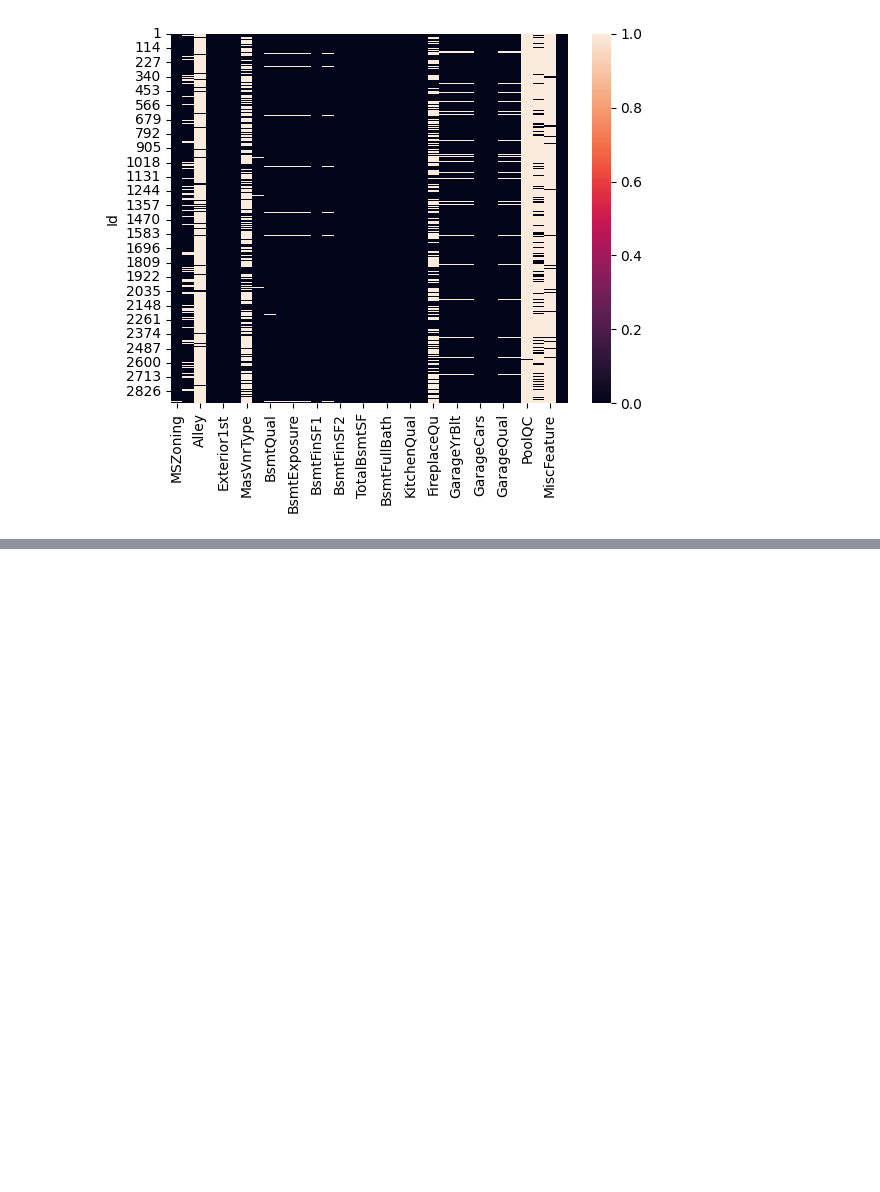
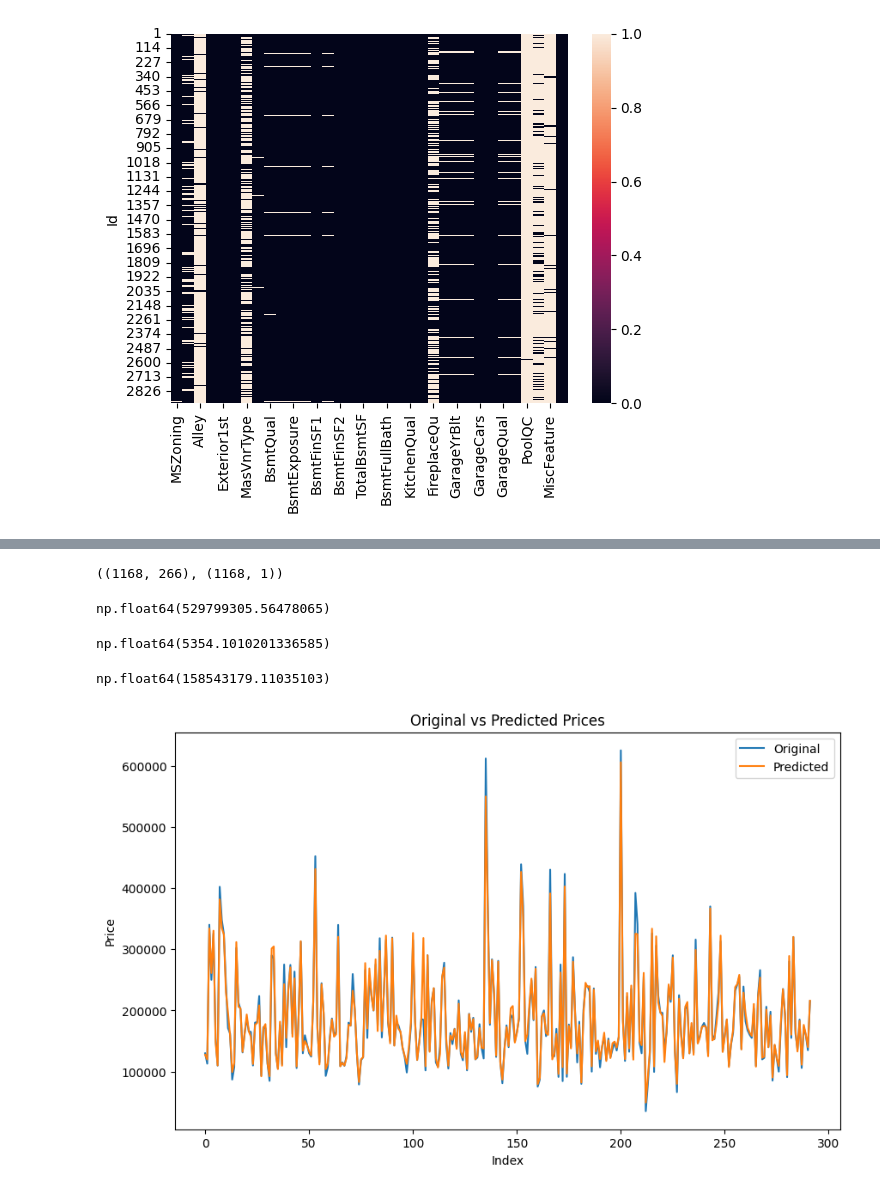
Before and after one commit to sarthak0528/kaggleComp, a Jupyter notebook: Advanced_regression.ipynb, the cells around one changed output, grey strips where cells are left out. Drawn from its saved outputs; the diff is of its cells as text; code cells hidden in the pictures; blank space fills up the shorter version.

```diff
--- a/Advanced_regression.ipynb
+++ b/Advanced_regression.ipynb
@@ -75,0 +206,44 @@ sns.heatmap(df_null.isnull())
+# %%
+X = training_data.drop(columns='SalePrice')
+y = training_data['SalePrice']
+X_train, X_test, Y_train, Y_test = train_test_split(X, y, test_size = 0.2)
+Y_train = np.reshape(Y_train,(-1, 1))
+Y_test = np.reshape(Y_test,(-1, 1))
+X_train.shape, Y_train.shape
+# %% [output]
+((1168, 266), (1168, 1))
+# %%
+model_1 = LinearRegression()
+model_1.fit(X, y)
+y_pred = model_1.predict(X_test)
+mean_squared_error(Y_test, y_pred)
+# %% [output]
+np.float64(529799305.56478065)
+# %%
+model_2 = XGBRegressor(n_estimators=1000, learning_rate=0.1, random_state=42)
+model_2.fit(X, y)
+y_pred = model_2.predict(X_test)
+mean_squared_error(Y_test, y_pred)
+# %% [output]
+np.float64(5354.1010201336585)
+# %%
+model_3 = RandomForestRegressor(n_estimators=1000)
+model_3.fit(X, y)
+y_pred = model_3.predict(X_test)
+mean_squared_error(Y_test, y_pred)
+# %% [output]
+np.float64(158543179.11035103)
+# %%
+sort_indices = np.argsort(Y_test)
+
+# Plot
+plt.figure(figsize=(10, 6))
+plt.plot(np.arange(len(Y_test)), Y_test, label='Original')
+plt.plot(np.arange(len(Y_test)), y_pred, label='Predicted')
+plt.xlabel('Index')
+plt.ylabel('Price')
+plt.title('Original vs Predicted Prices')
+plt.legend()
+plt.show()
+# %% [output]
+[figure, added]
```
Also changed, not shown: parts of 15 cells of this notebook.
